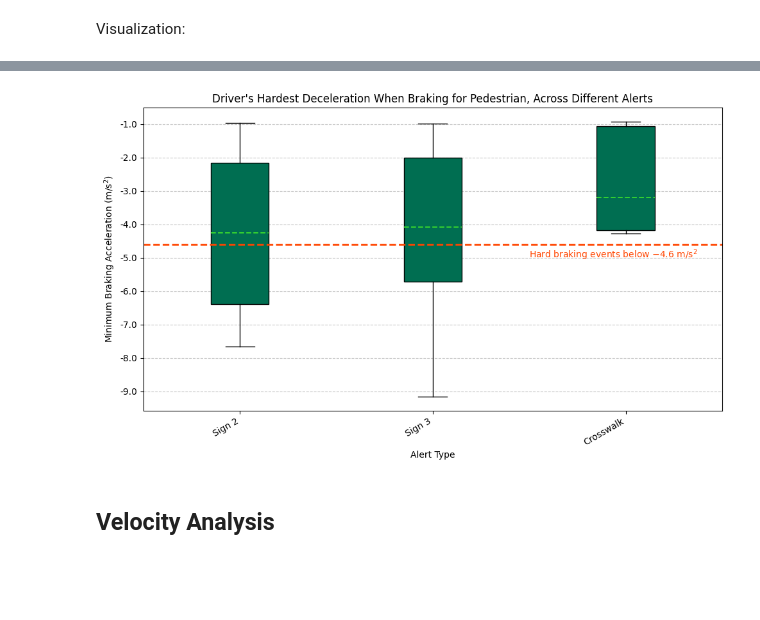
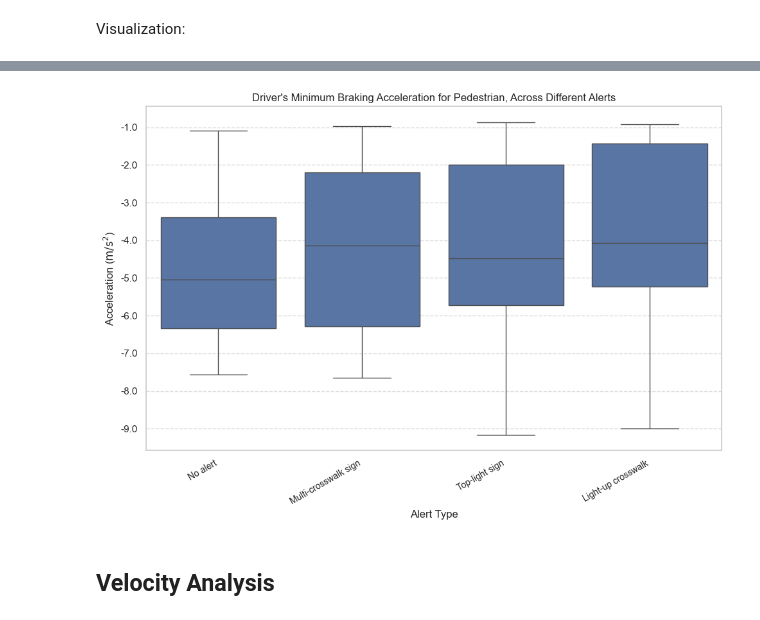
Before and after one commit to christopheroka/fydp-roundadoubt, a Jupyter notebook: AVRIL_data_analysis/Velocity_Acceleration_Analysis.ipynb, the cells around one changed output, grey strips where cells are left out. Cells and saved outputs as stored; diff of their text form; code cells hidden in the pictures; blank space fills up the shorter version.

```diff
--- a/AVRIL_data_analysis/Velocity_Acceleration_Analysis.ipynb
+++ b/AVRIL_data_analysis/Velocity_Acceleration_Analysis.ipynb
@@ -639,50 +644,60 @@ Visualization:
 # %%
 df = pd.read_csv("Compiled_Deceleration_Data.csv")
 
-categories = df["Alert_Combination"].unique()
-data_by_category = [df[df["Alert_Combination"] == cat]["Min_Acceleration"].values for cat in categories]
+summary_stats = df.groupby("Alert_Combination")["Min_Acceleration"].agg(['mean', 'median', 'std']).sort_values(by="mean")
+print(summary_stats.round(2))
 
-fig, ax = plt.subplots(figsize=(10, 6))
-
-bp = ax.boxplot(
-    data_by_category,
-    patch_artist=True,
-    labels=categories,
-    showfliers=False,
-    meanline=True,
-    showmeans=True,
+df["Alert_Combination"] = (
+    df["Alert_Combination"]
+    .str.replace("Sign 2", "Multi-crosswalk sign", regex=False)
+    .str.replace("Sign 3", "Top-light sign", regex=False)
+    .str.replace("Crosswalk", "Light-up crosswalk", regex=False)
 )
 
-for box in bp['boxes']:
-    box.set(facecolor='#006E51', edgecolor='black')
+sns.set(style="whitegrid")
 
-for median in bp['medians']:
-    median.set(color='none')
+plt.figure(figsize=(10, 7))
 
-for mean in bp['means']:
-    mean.set(color="limegreen", linewidth=1.5)
-
-# Add Risk Threshold Line
-risk_level = -4.6
-ax.axhline(y=risk_level, color='orangered', linestyle='--', linewidth=2, label="Risk Threshold")
-
-ax.text(
-    x=len(categories) - 0.5,
-    y=risk_level - 0.4,
-    s=r"Hard braking events below $-4.6 \ \mathrm{m/s^2}$",
-    color="orangered",
-    fontsize=10,
+sns.boxplot(
+    data=df,
+    x="Alert_Combination",
+    y="Min_Acceleration",
+    showfliers=False,
+    # showmeans=True,
+    # meanline=True,
+    # meanprops={
+    #     'color': 'limegreen',
+    #     'linewidth': 1.5
+    # },
+    # boxprops={
+    #     'facecolor': '#006E51',
+    #     'edgecolor': 'black'
+    # },
+    # medianprops={
+    #     'color': 'none'
+    # }
 )
 
-ax.yaxis.set_major_locator(MultipleLocator(1.0))
-ax.yaxis.set_major_formatter(FormatStrFormatter('%.1f'))
+# Risk Threshold Line
+# risk_level = -3.048
+# plt.axhline(y=risk_level, color='orangered', linestyle='--', linewidth=2, label="Risk Threshold")
 
-ax.set_title("Driver's Hardest Deceleration When Braking for Pedestrian, Across Different Alerts")
-ax.set_xlabel("Alert Type")
-ax.set_ylabel(r"Minimum Braking Acceleration ($\mathrm{m/s^2}$)")
+# plt.text(
+#     x=len(df["Alert_Combination"].unique()) - 0.5,
+#     y=risk_level - 0.4,
+#     s=r"Hard braking events below $-3.048 \ \mathrm{m/s^2}$",
+#     color="orangered",
+#     fontsize=10,
+# )
+
+plt.gca().yaxis.set_major_locator(MultipleLocator(1.0))
+plt.gca().yaxis.set_major_formatter(FormatStrFormatter('%.1f'))
+
+plt.title("Driver's Minimum Braking Acceleration for Pedestrian, Across Different Alerts")
+plt.xlabel("Alert Type")
+plt.ylabel(r"Acceleration ($\mathrm{m/s^2}$)")
 
 plt.xticks(rotation=30, ha="right", fontsize=10)
-
 plt.grid(axis="y", linestyle="--", alpha=0.7)
 
 plt.tight_layout()
@@ -691,4 +712,4 @@ plt.show()
-[figure, old version]
+[figure, new version]
 # %% [markdown]
 ## Velocity Analysis
 # %% [markdown]
```
Also changed, not shown: parts of 23 cells of this notebook, 7 other files.
